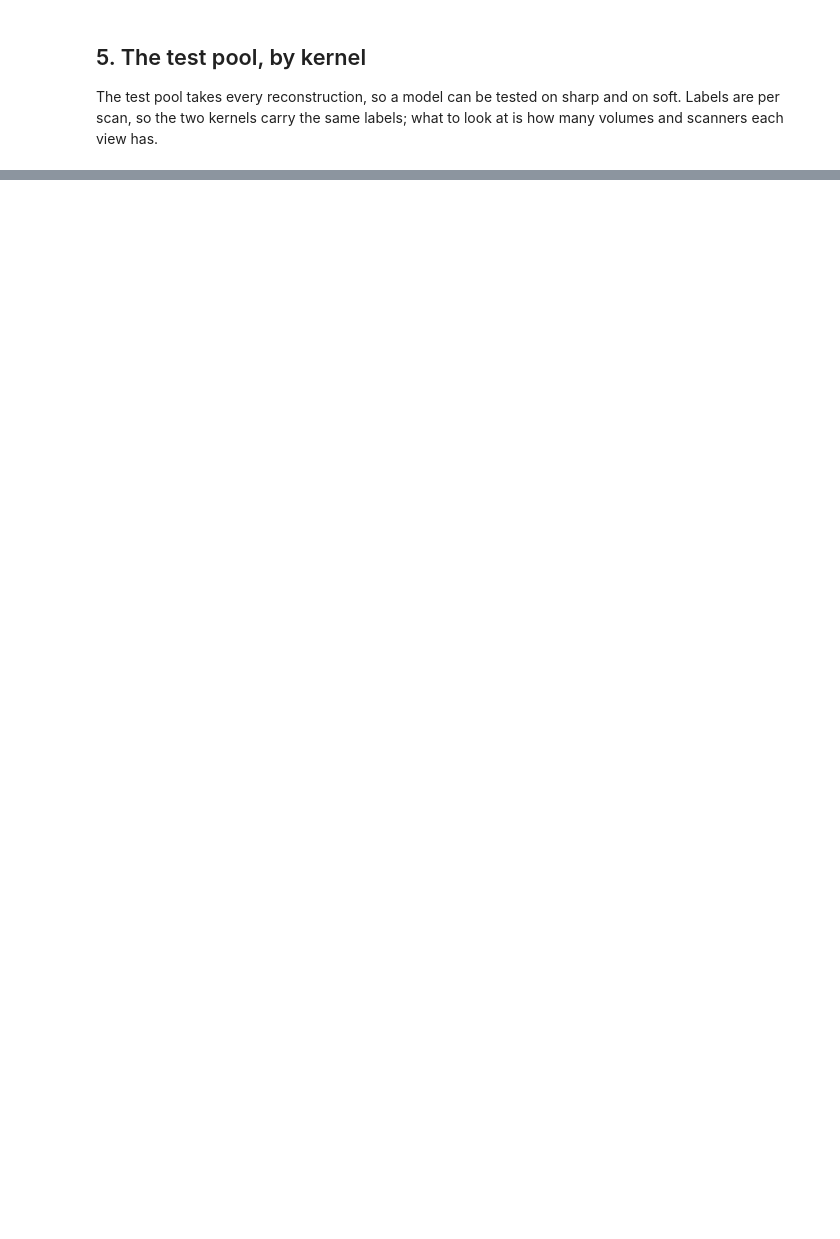
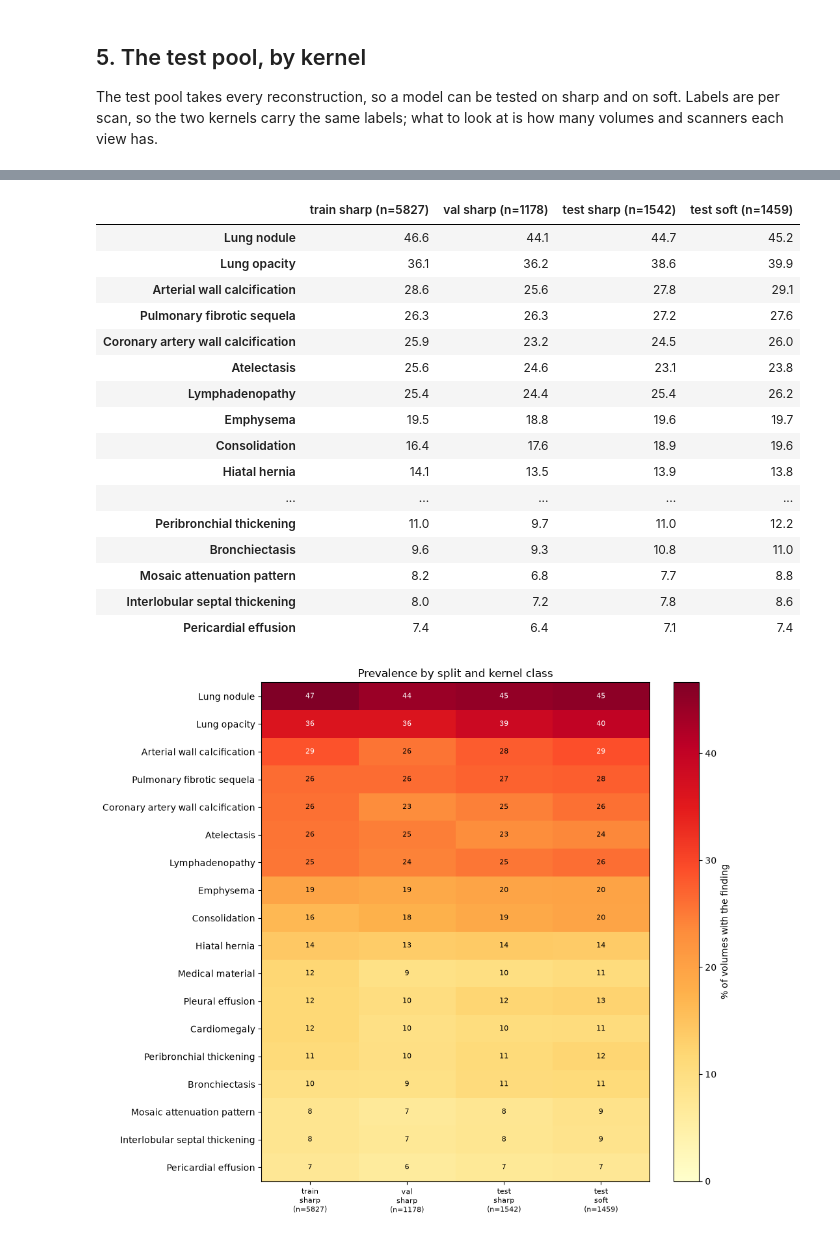
Before and after one commit to FYP22-ChestAI/ChestCT-Multi-Abnormality-Classifier, a Jupyter notebook: notebooks/kernel_label_distribution.ipynb, the cells around one changed output, grey strips where cells are left out. Saved outputs shown, nothing was run; the diff lists cells and outputs as text; code cells hidden in the pictures; blank space fills up the shorter version.

```diff
--- a/notebooks/kernel_label_distribution.ipynb
+++ b/notebooks/kernel_label_distribution.ipynb
@@ -176,0 +505,40 @@ else:
+# %%
+groups = man.groupby(["split", "kernel_class"])
+sizes = groups.size()
+sizes = sizes[sizes >= 100].reindex([(s, k) for s in SPLITS for k in ["sharp", "soft", "other"]]).dropna().astype(int)  # a few volumes say nothing
+grp_prev = groups[lab_cols].mean().mul(100).loc[sizes.index].T.rename(index=nice)
+grp_prev.columns = [f"{s}\n{k}\n(n={sizes[(s, k)]})" for s, k in grp_prev.columns]
+grp_prev = grp_prev.loc[prevalence.index]
+display(grp_prev.round(1).rename(columns=lambda c: c.replace("\n", " ")))
+
+fig, ax = plt.subplots(figsize=(1.3 * grp_prev.shape[1] + 5, 0.4 * len(grp_prev) + 1.5))
+im = ax.imshow(grp_prev.to_numpy(), cmap="YlOrRd", aspect="auto", vmin=0)
+ax.set_xticks(range(grp_prev.shape[1]), grp_prev.columns, fontsize=8)
+ax.set_yticks(range(len(grp_prev)), grp_prev.index)
+for i in range(grp_prev.shape[0]):
+    for j in range(grp_prev.shape[1]):
+        v = grp_prev.iat[i, j]
+        ax.text(j, i, f"{v:.0f}", ha="center", va="center", fontsize=8, color="white" if v > 0.6 * grp_prev.to_numpy().max() else "black")
+fig.colorbar(im, ax=ax, label="% of volumes with the finding")
+ax.set_title("Prevalence by split and kernel class")
+plt.tight_layout()
+plt.show()
+# %% [output]
+|  | train sharp (n=5827) | val sharp (n=1178) | test sharp (n=1542) | test soft (n=1459) |
+| Lung nodule | 46.6 | 44.1 | 44.7 | 45.2 |
+| Lung opacity | 36.1 | 36.2 | 38.6 | 39.9 |
+| Arterial wall calcification | 28.6 | 25.6 | 27.8 | 29.1 |
+| Pulmonary fibrotic sequela | 26.3 | 26.3 | 27.2 | 27.6 |
+| Coronary artery wall calcification | 25.9 | 23.2 | 24.5 | 26.0 |
+| Atelectasis | 25.6 | 24.6 | 23.1 | 23.8 |
+| Lymphadenopathy | 25.4 | 24.4 | 25.4 | 26.2 |
+| Emphysema | 19.5 | 18.8 | 19.6 | 19.7 |
+| Consolidation | 16.4 | 17.6 | 18.9 | 19.6 |
+| Hiatal hernia | 14.1 | 13.5 | 13.9 | 13.8 |
+| ... | ... | ... | ... | ... |
+| Peribronchial thickening | 11.0 | 9.7 | 11.0 | 12.2 |
+| Bronchiectasis | 9.6 | 9.3 | 10.8 | 11.0 |
+| Mosaic attenuation pattern | 8.2 | 6.8 | 7.7 | 8.8 |
+| Interlobular septal thickening | 8.0 | 7.2 | 7.8 | 8.6 |
+| Pericardial effusion | 7.4 | 6.4 | 7.1 | 7.4 |
+[figure, added]
```
Also changed, not shown: parts of 23 cells of this notebook.
